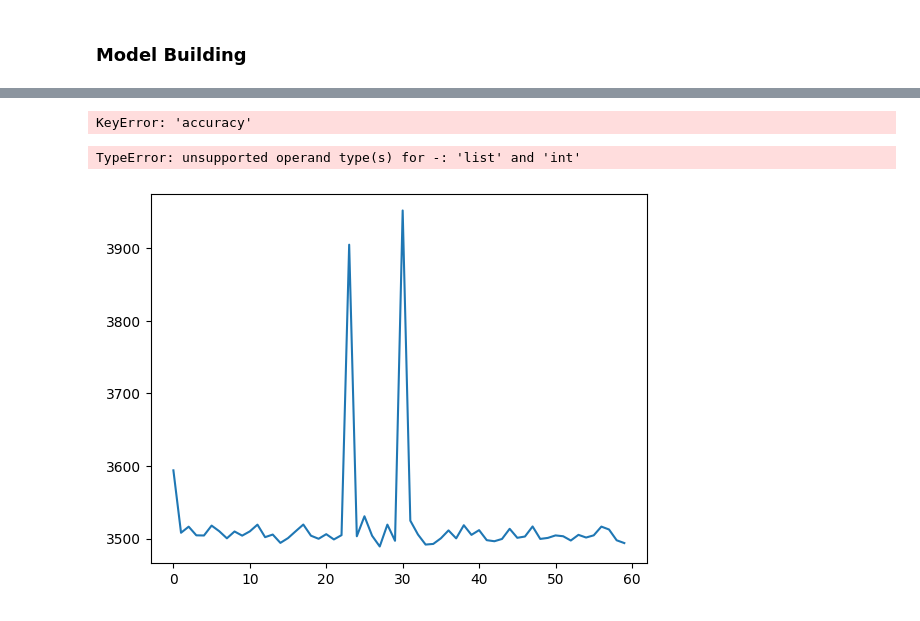
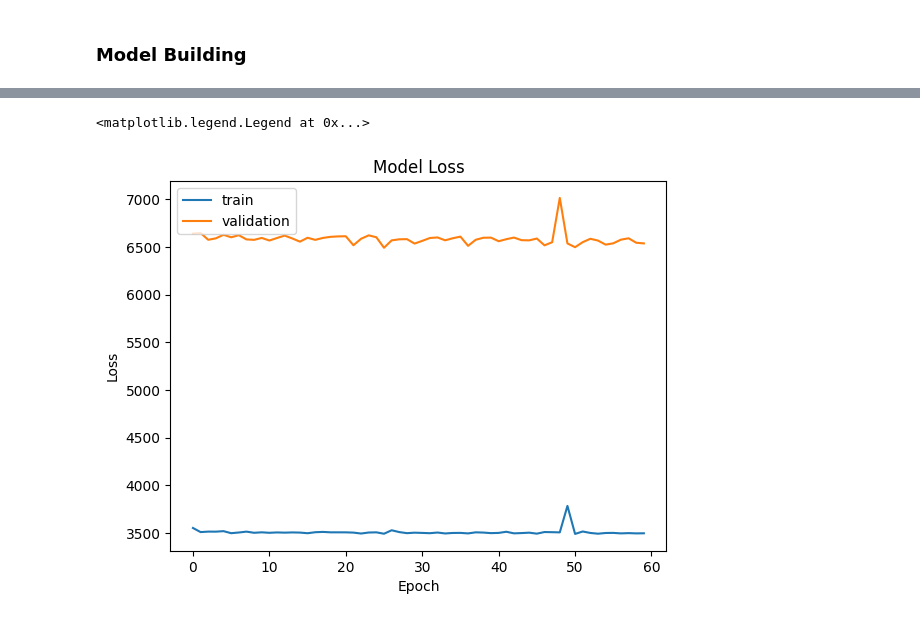
Before and after one commit to friskyspock/forestfire-data-excelr, a Jupyter notebook: NN_forestfire.ipynb, the cells around one changed output, grey strips where cells are left out. Cells and saved outputs as stored; diff of their text form; code cells hidden in the pictures.

```diff
--- a/NN_forestfire.ipynb
+++ b/NN_forestfire.ipynb
@@ -213,19 +215,10 @@ Epoch 60/60
 # %%
-plt.plot(history.history['accuracy'])
-plt.plot(history.history['val_accuracy'])
-plt.title('Model Accuracy')
+plt.plot(history.history['loss'])
+plt.plot(history.history['val_loss'])
+plt.title('Model Loss')
 plt.xlabel('Epoch')
-plt.ylabel('Accuracy')
+plt.ylabel('Loss')
 plt.legend(['train', 'validation'], loc='upper left')
 # %% [output]
-KeyError: 'accuracy'
+<matplotlib.legend.Legend at 0x...>
+[figure, added]
-# %%
-plt.plot(history.history['loss'])
-plt.plot(history.history['val_loss']-3000)
-plt.title('Model Loss')
-plt.xlabel('Epoch')
-plt.ylabel('Loss')
-#plt.legend(['train', 'validation'], loc='upper left')
-# %% [output]
-TypeError: unsupported operand type(s) for -: 'list' and 'int'
-[figure, removed]
```
Also changed, not shown: parts of 8 cells of this notebook.
